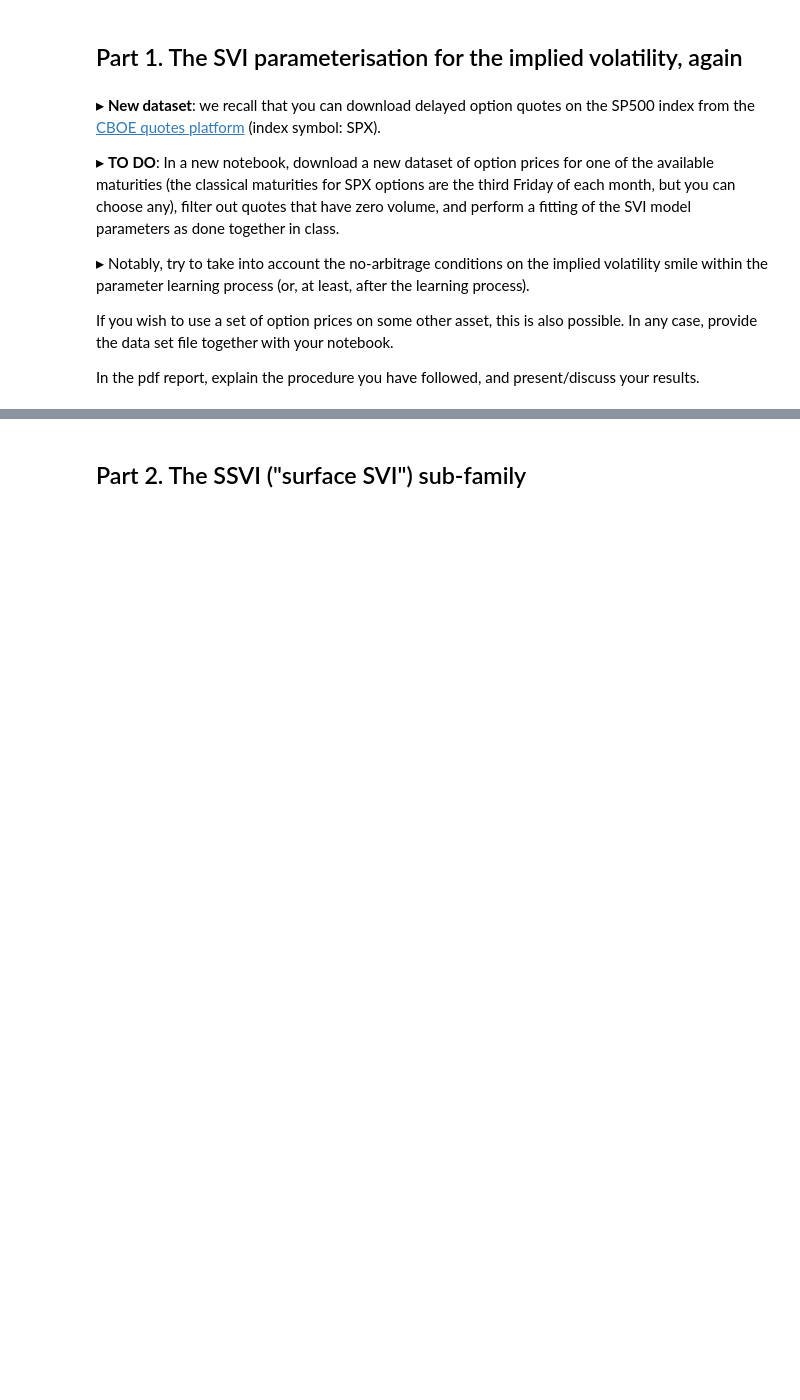
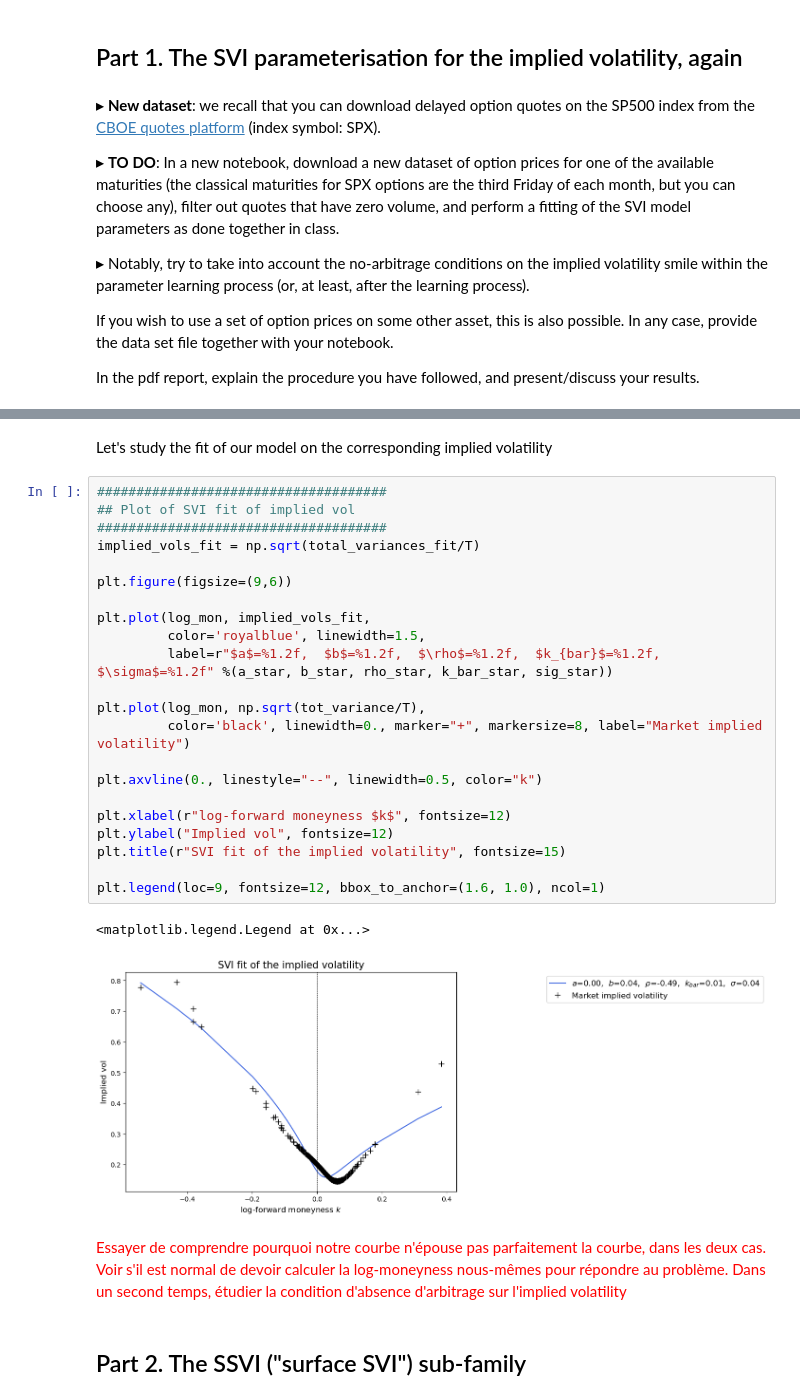
Before and after one commit to dianemans/Proj1_NPFD, a Jupyter notebook: S. De Marco/Project_No_arbitrage_implied_volatility.ipynb, the cells around one changed output, grey strips where cells are left out. Drawn from its saved outputs; the diff is of its cells as text; blank space fills up the shorter version.

```diff
--- a/S. De Marco/Project_No_arbitrage_implied_volatility.ipynb
+++ b/S. De Marco/Project_No_arbitrage_implied_volatility.ipynb
@@ -33,3 +267,32 @@ In the pdf report, explain the procedure you have followed, and present/discuss
+# %% [markdown]
+Let's study the fit of our model on the corresponding implied volatility
+# %%
+#####################################
+## Plot of SVI fit of implied vol
+#####################################
+implied_vols_fit = np.sqrt(total_variances_fit/T)
+
+plt.figure(figsize=(9,6))
+
+plt.plot(log_mon, implied_vols_fit,
+         color='royalblue', linewidth=1.5,
+         label=r"$a$=%1.2f,  $b$=%1.2f,  $\rho$=%1.2f,  $k_{bar}$=%1.2f,  $\sigma$=%1.2f" %(a_star, b_star, rho_star, k_bar_star, sig_star))
+
+plt.plot(log_mon, np.sqrt(tot_variance/T),
+         color='black', linewidth=0., marker="+", markersize=8, label="Market implied volatility")
+
+plt.axvline(0., linestyle="--", linewidth=0.5, color="k")
+
+plt.xlabel(r"log-forward moneyness $k$", fontsize=12)
+plt.ylabel("Implied vol", fontsize=12)
+plt.title(r"SVI fit of the implied volatility", fontsize=15)
+
+plt.legend(loc=9, fontsize=12, bbox_to_anchor=(1.6, 1.0), ncol=1)
+# %% [output]
+<matplotlib.legend.Legend at 0x...>
+[figure, added]
+# %% [markdown]
+<span style="color: red;">Essayer de comprendre pourquoi notre courbe n'épouse pas parfaitement la courbe, dans les deux cas. Voir s'il est normal de devoir calculer la log-moneyness nous-mêmes pour répondre au problème. Dans un second temps, étudier la condition d'absence d'arbitrage sur l'implied volatility</span>
 # %% [markdown]
 ## Part 2. The SSVI ("surface SVI") sub-family
 # %% [markdown]
```
Also changed, not shown: parts of 35 cells of this notebook, 2 other files.
